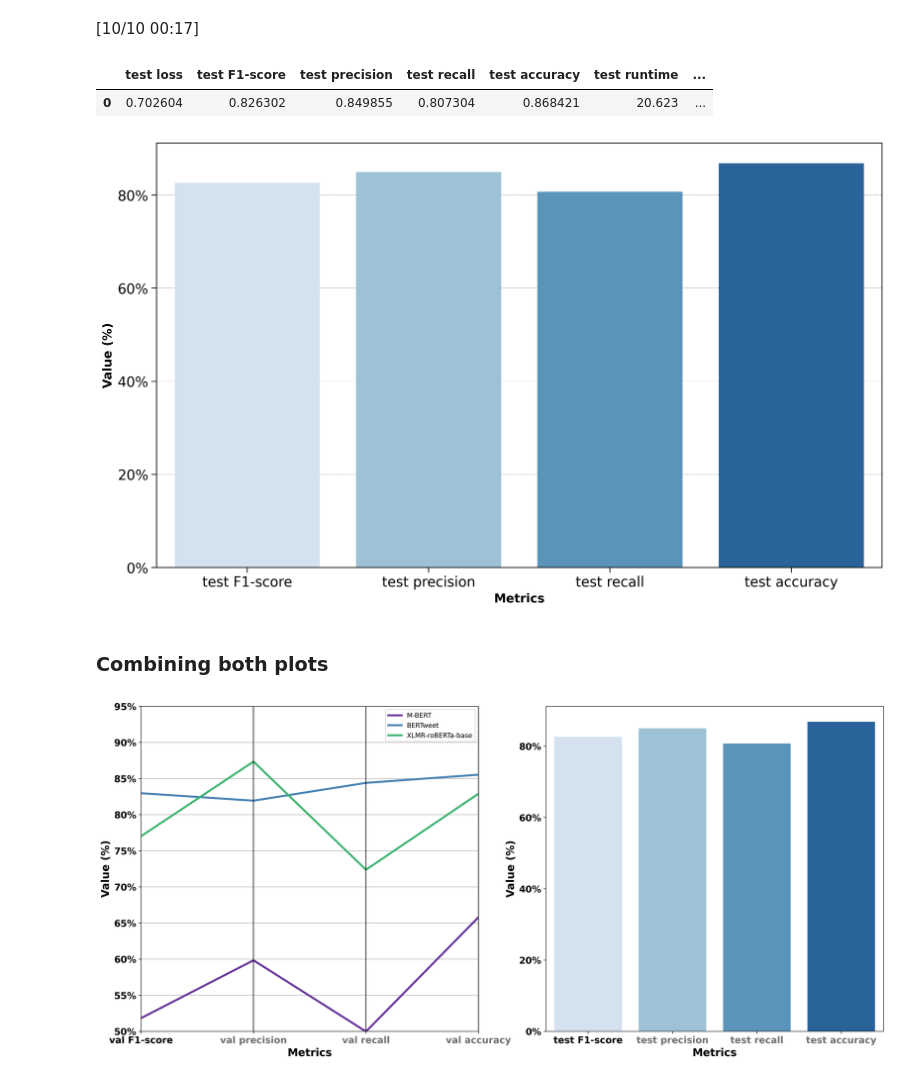
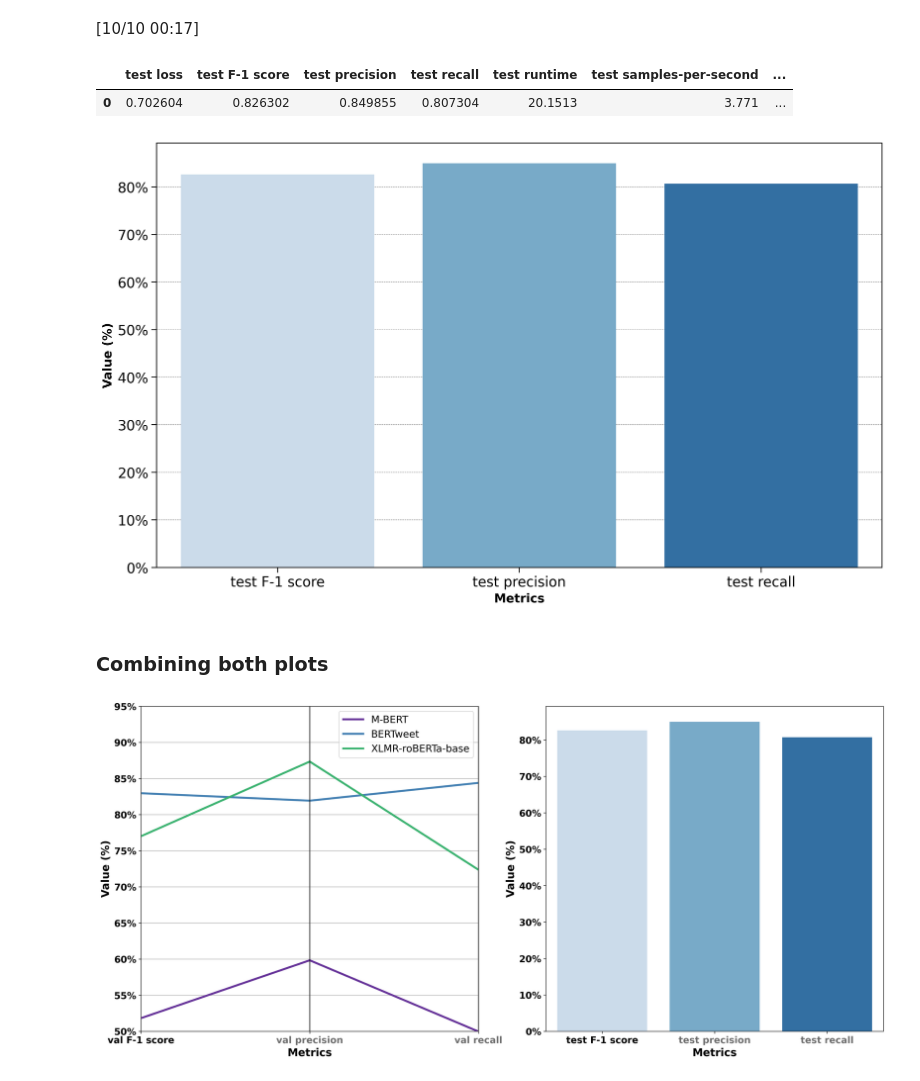
Before and after one commit to KoredeAkande/nigerian_isp_sentiment_analysis, a Jupyter notebook: notebooks/5.2-model-evaluation-and-selection(sentiment-analysis).ipynb, the cells around one changed output. Cells and saved outputs as stored; diff of their text form; code cells hidden in the pictures.

Commit message:
Removed accuracy from evaluation and plotting
Accuracy was removed as it was unimportant due to the dataset being highly imbalanced

```diff
--- a/notebooks/5.2-model-evaluation-and-selection(sentiment-analysis).ipynb
+++ b/notebooks/5.2-model-evaluation-and-selection(sentiment-analysis).ipynb
@@ -78,7 +78,7 @@ mbert_model = BertForSequenceClassification.from_pretrained("../models/baseline-
 bertweet_model = AutoModelForSequenceClassification.from_pretrained("../models/bertweet/baseline-bertweet/checkpoint-203")
 
 #XLMR model
-xlmr_model = AutoModelForSequenceClassification.from_pretrained("../models/checkpoint-58")
+xlmr_model = AutoModelForSequenceClassification.from_pretrained("../models/xlmr-roberta/checkpoint-58")
 # %% [markdown]
 ## 4. Define function to prepare the datasets
 # %%
@@ -154,16 +154,17 @@ def compute_metrics(eval_pred):
     logits, labels = eval_pred
     predictions = np.argmax(logits, axis=-1)
 
-    #Compute, precision, recall, f1 and accuracy score
+    #Compute, precision, recall, macro-averaged f1 score, and accuracy
     #We use macro so we can better see the effect of the class imbalance i.e. treat all classes as equal
     precision, recall, f1, _ = precision_recall_fscore_support(labels, predictions, average='macro')
-    accuracy = accuracy_score(labels, predictions)
+    #accuracy = accuracy_score(labels, predictions)
 
     return {
-        'F1_score': f1,
+        'F-1 score': f1,
         'precision': precision,
         'recall': recall,
-        'accuracy': accuracy}
+        #'accuracy': accuracy
+    }
 # %% [markdown]
 ### 5. Evaluate the models on the validation set
 # %%
@@ -281,26 +282,26 @@ The default value for the training argument `--report_to` will change in v5 (fro
   Num examples = 76
   Batch size = 8
 [10/10 00:17]
-# %%
-test_results_df = pd.DataFrame(test_results)
-
-#Reformat names
-test_results_df.columns = test_results_df.columns.str.replace('test_','test ').str.replace('_','-')
-
-test_results_df
-# %% [output]
-|  | test loss | test F1-score | test precision | test recall | test accuracy | test runtime | ... |
-| 0 | 0.702604 | 0.826302 | 0.849855 | 0.807304 | 0.868421 | 20.623 | ... |
+# %%
+test_results_df = pd.DataFrame(test_results)
+
+#Reformat names
+test_results_df.columns = test_results_df.columns.str.replace('test_','test ').str.replace('_','-')
+
+test_results_df
+# %% [output]
+|  | test loss | test F-1 score | test precision | test recall | test runtime | test samples-per-second | ... |
+| 0 | 0.702604 | 0.826302 | 0.849855 | 0.807304 | 20.1513 | 3.771 | ... |
 # %%
 plt.figure(figsize=(15,9), dpi=300)
 with plt.style.context(['notebook','no-latex','grid']):
-    sns.barplot(data = test_results_df.iloc[:,1:5], palette = "Blues")
+    sns.barplot(data = test_results_df.iloc[:,1:4], palette = "Blues")
     plt.ylabel('Value (%)',fontsize=14, fontweight= 'bold')
     plt.xlabel('Metrics',fontsize=14, fontweight= 'bold')
     plt.gca().set_yticklabels(['{:.0f}%'.format(x*100) for x in plt.gca().get_yticks()])
     plt.show()
 # %% [output]
-[figure, old version]
+[figure, new version]
 # %% [markdown]
 ### Combining both plots
 # %%
@@ -318,10 +319,11 @@ plt.yticks(fontsize = 14, fontweight= 'semibold')
 plt.gca().set_yticklabels(['{:.0f}%'.format(x*100) for x in plt.gca().get_yticks()])
 plt.gca().tick_params(axis='x', labelcolor='dimgray')
 plt.gca().get_xticklabels()[0].set_color('black')
+plt.legend(prop={'size': 15})
 
 plt.subplot(1,2,2)
 with plt.style.context(['notebook','no-latex','grid']):
-    sns.barplot(data = test_results_df.iloc[:,1:5], palette = "Blues")
+    sns.barplot(data = test_results_df.iloc[:,1:4], palette = "Blues")
     plt.ylabel('Value (%)',fontsize=16, fontweight= 'bold')
     plt.xlabel('Metrics',fontsize=16, fontweight= 'bold')
     plt.xticks(fontsize = 14, fontweight= 'semibold')
@@ -331,4 +333,4 @@ with plt.style.context(['notebook','no-latex','grid']):
     plt.gca().get_xticklabels()[0].set_color('black')
     plt.show()
 # %% [output]
-[figure, old version]
+[figure, new version]
```
Also changed, not shown: parts of 4 cells of this notebook.
